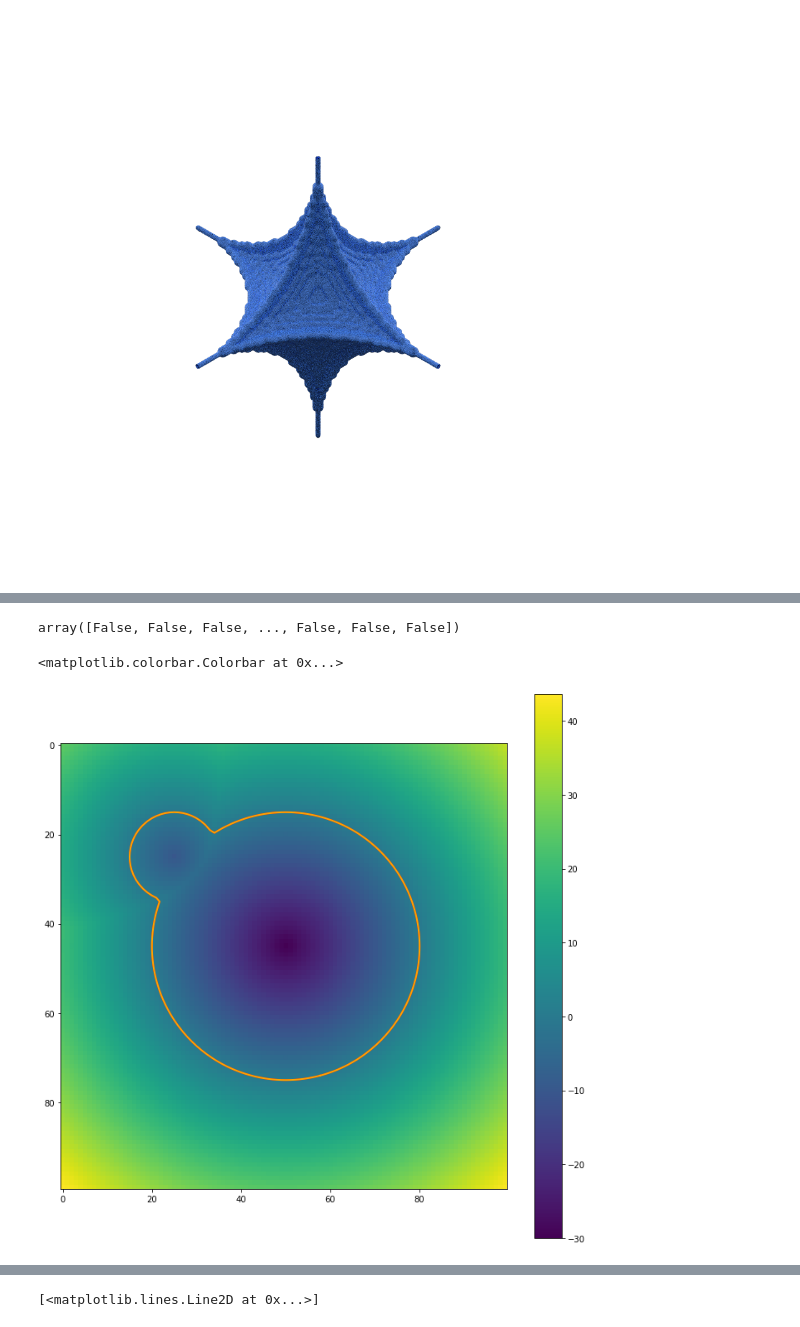
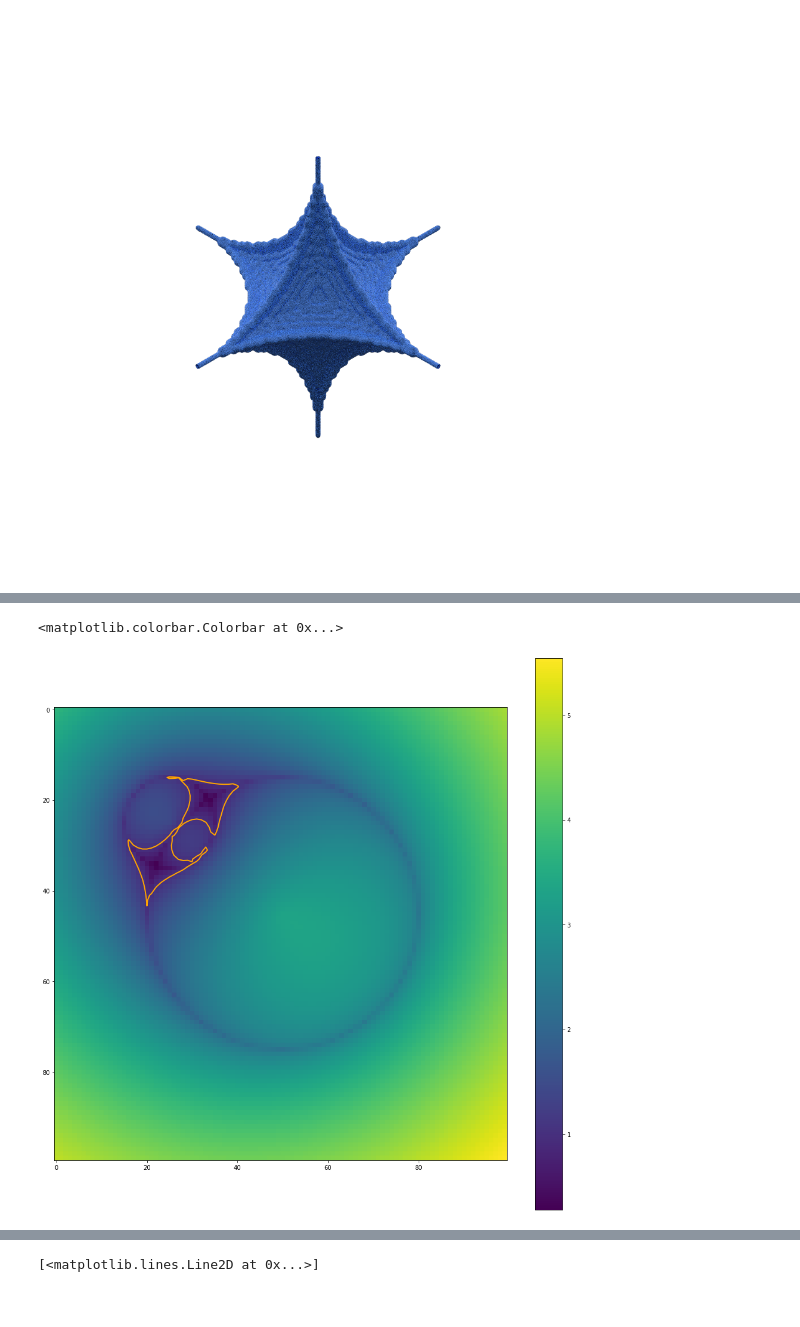
Before and after one commit to ljmartin/sas_mol_surface, a Jupyter notebook: lame curve.ipynb, the cells around one changed output, grey strips where cells are left out. Cells and saved outputs as stored; diff of their text form; code cells hidden in the pictures.

```diff
--- a/lame curve.ipynb
+++ b/lame curve.ipynb
@@ -155,7 +363,5 @@ plt.plot(x, f(x))
 # %%
 ##Get the distances from every graph point (rows) to every atom centre (columns)
-distances =cdist(gPoints, centres)-radii
+distances =cdist(gPoints, centres)
 # %%
-np.sum((distances/50)**(3/7),1)<1
+#np.sum((distances/50)**(3/7),1)<1
-# %% [output]
-array([False, False, False, ..., False, False, False])
@@ -166,19 +368,19 @@ m = np.sum((distances/25)**(3/7),1)<1
 # %%
-gn = np.zeros([grid_size, grid_size])
-
 
 grid = np.zeros([grid_size, grid_size])
-grid[gPoints[:,0], gPoints[:,1]]=(distances).min(1)
+#grid[gPoints[:,0], gPoints[:,1]]=(distances-radii).min(1)
+grid[gPoints[:,0], gPoints[:,1]]+=(np.abs(((distances-radii))/proberadius)**(7/13)).sum(1)
+
 #grid[gPoints[m][:,0], gPoints[m][:,1]]-=np.sum((np.abs(distances[m]))**(5/9),1)
 # %%
-plt.figure(figsize=(12,12))
+plt.figure(figsize=(17,17))
 plt.imshow(grid)
-plt.plot(contours[0][:, 1], contours[0][:, 0], linewidth=2, c='red', label='originl')
+#plt.plot(contours[0][:, 1], contours[0][:, 0], linewidth=2, c='red', label='original')
 
-second_contours = measure.find_contours(grid,0)
+second_contours = measure.find_contours(grid,1)
 plt.plot(second_contours[0][:, 1], second_contours[0][:, 0], linewidth=2, c='orange', label='new')
 
 plt.colorbar()
 # %% [output]
 <matplotlib.colorbar.Colorbar at 0x...>
-[figure, old version]
+[figure, new version]
```
Also changed, not shown: parts of 51 cells of this notebook, 3 other files.
